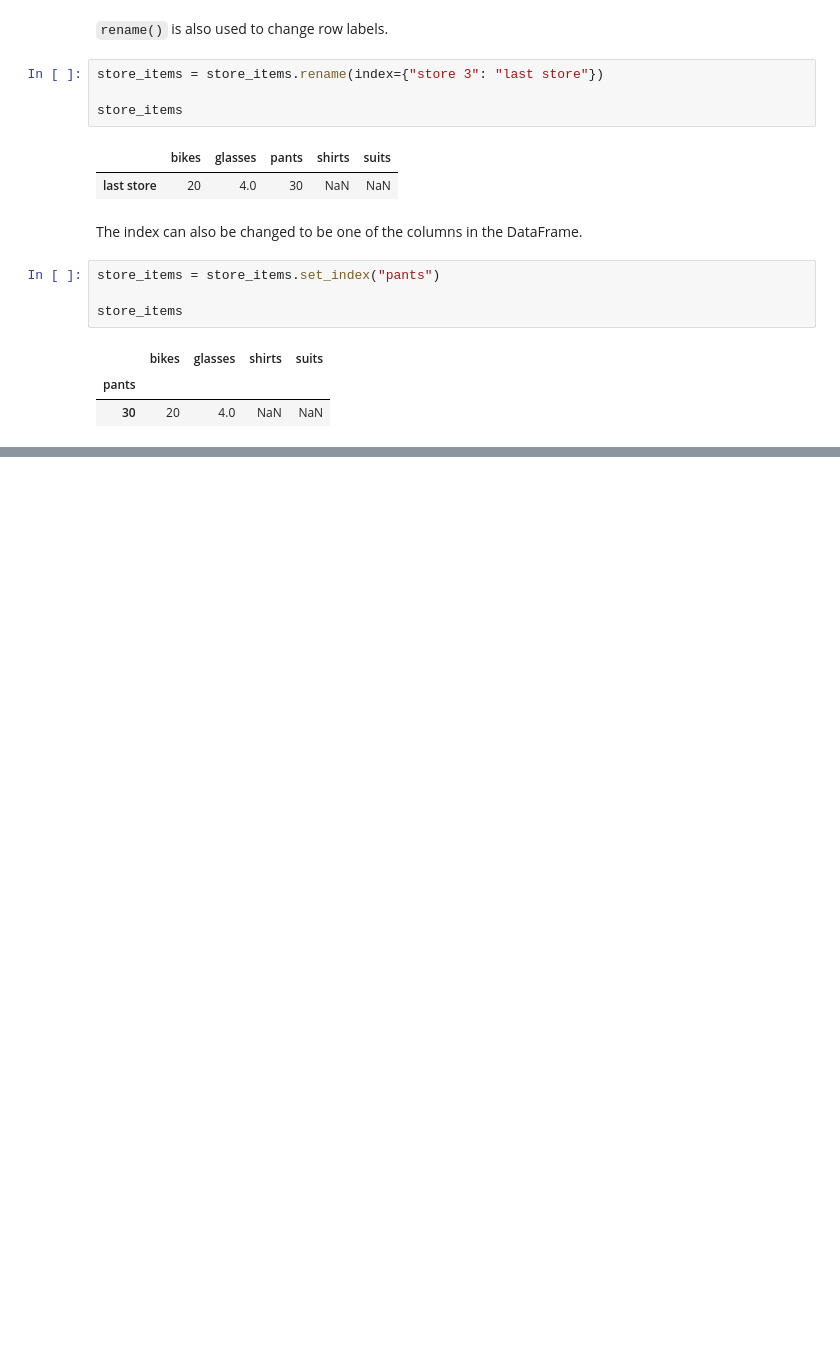
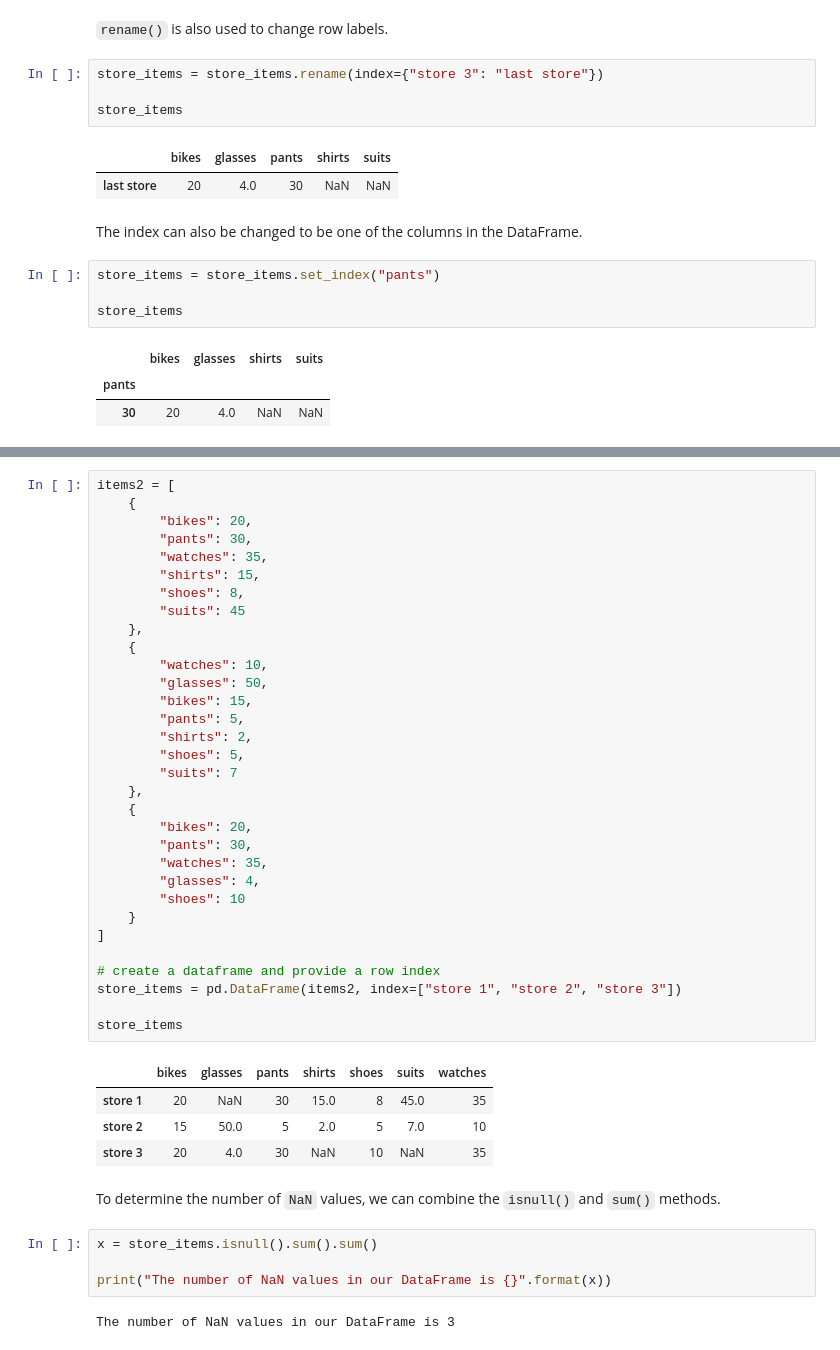
Before and after one commit to lewisemm/congenial-waffle, a Jupyter notebook: pandas/Pandas.ipynb, the cells around one changed output, grey strips where cells are left out. Saved outputs shown, nothing was run; the diff lists cells and outputs as text; blank space fills up the shorter version.

Commit message:
Dealing with NaN values

```diff
--- a/pandas/Pandas.ipynb
+++ b/pandas/Pandas.ipynb
@@ -678,0 +687,45 @@ store_items
+# %%
+items2 = [
+    {
+        "bikes": 20,
+        "pants": 30,
+        "watches": 35,
+        "shirts": 15,
+        "shoes": 8,
+        "suits": 45
+    },
+    {
+        "watches": 10,
+        "glasses": 50,
+        "bikes": 15,
+        "pants": 5,
+        "shirts": 2,
+        "shoes": 5,
+        "suits": 7
+    },
+    {
+        "bikes": 20,
+        "pants": 30,
+        "watches": 35,
+        "glasses": 4,
+        "shoes": 10
+    }
+]
+
+# create a dataframe and provide a row index
+store_items = pd.DataFrame(items2, index=["store 1", "store 2", "store 3"])
+
+store_items
+# %% [output]
+|  | bikes | glasses | pants | shirts | shoes | suits | watches |
+| store 1 | 20 | NaN | 30 | 15.0 | 8 | 45.0 | 35 |
+| store 2 | 15 | 50.0 | 5 | 2.0 | 5 | 7.0 | 10 |
+| store 3 | 20 | 4.0 | 30 | NaN | 10 | NaN | 35 |
+# %% [markdown]
+To determine the number of `NaN` values, we can combine the `isnull()` and `sum()` methods.
+# %%
+x = store_items.isnull().sum().sum()
+
+print("The number of NaN values in our DataFrame is {}".format(x))
+# %% [output]
+The number of NaN values in our DataFrame is 3
```
Also changed, not shown: parts of 17 cells of this notebook.
